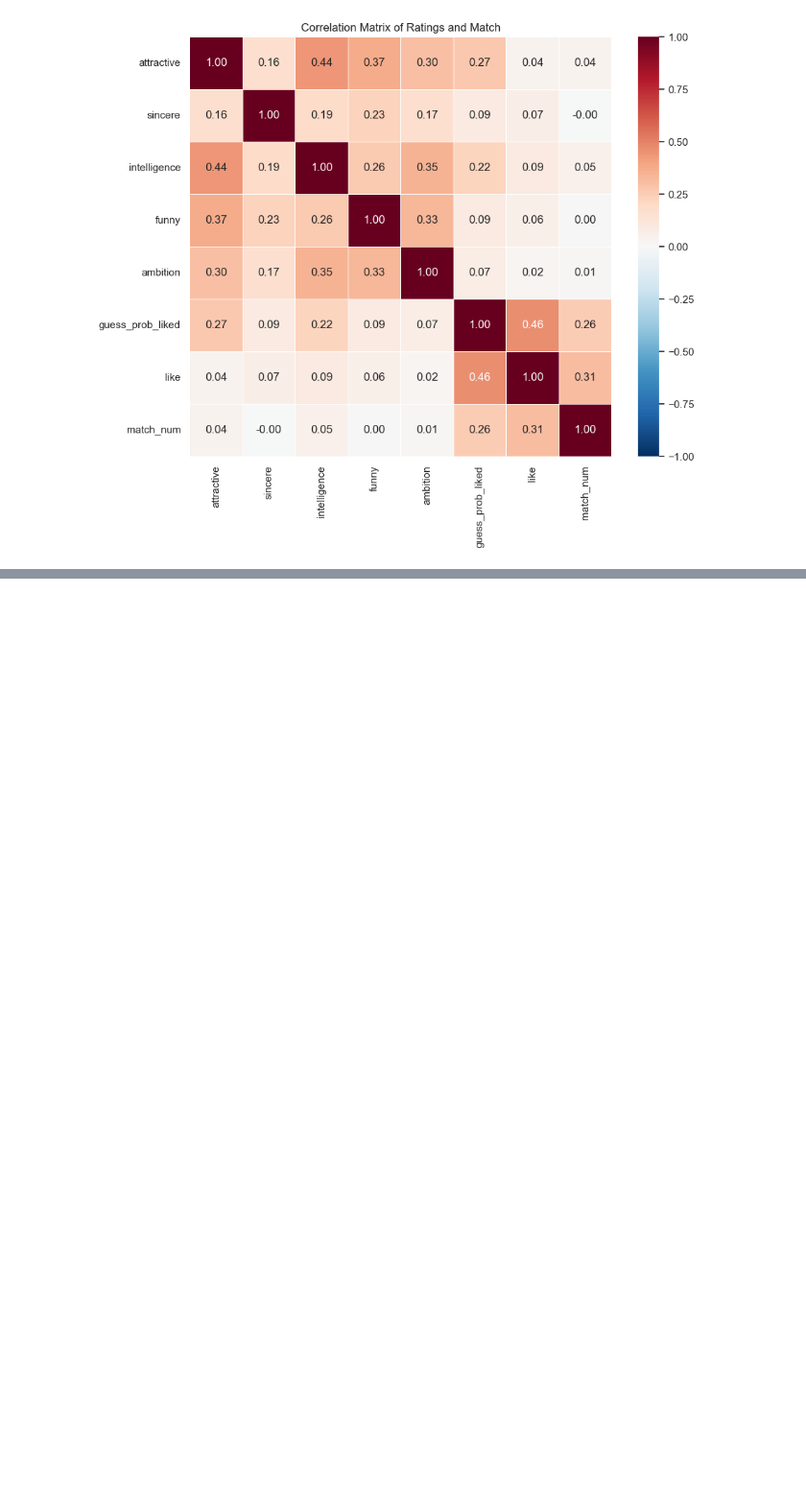
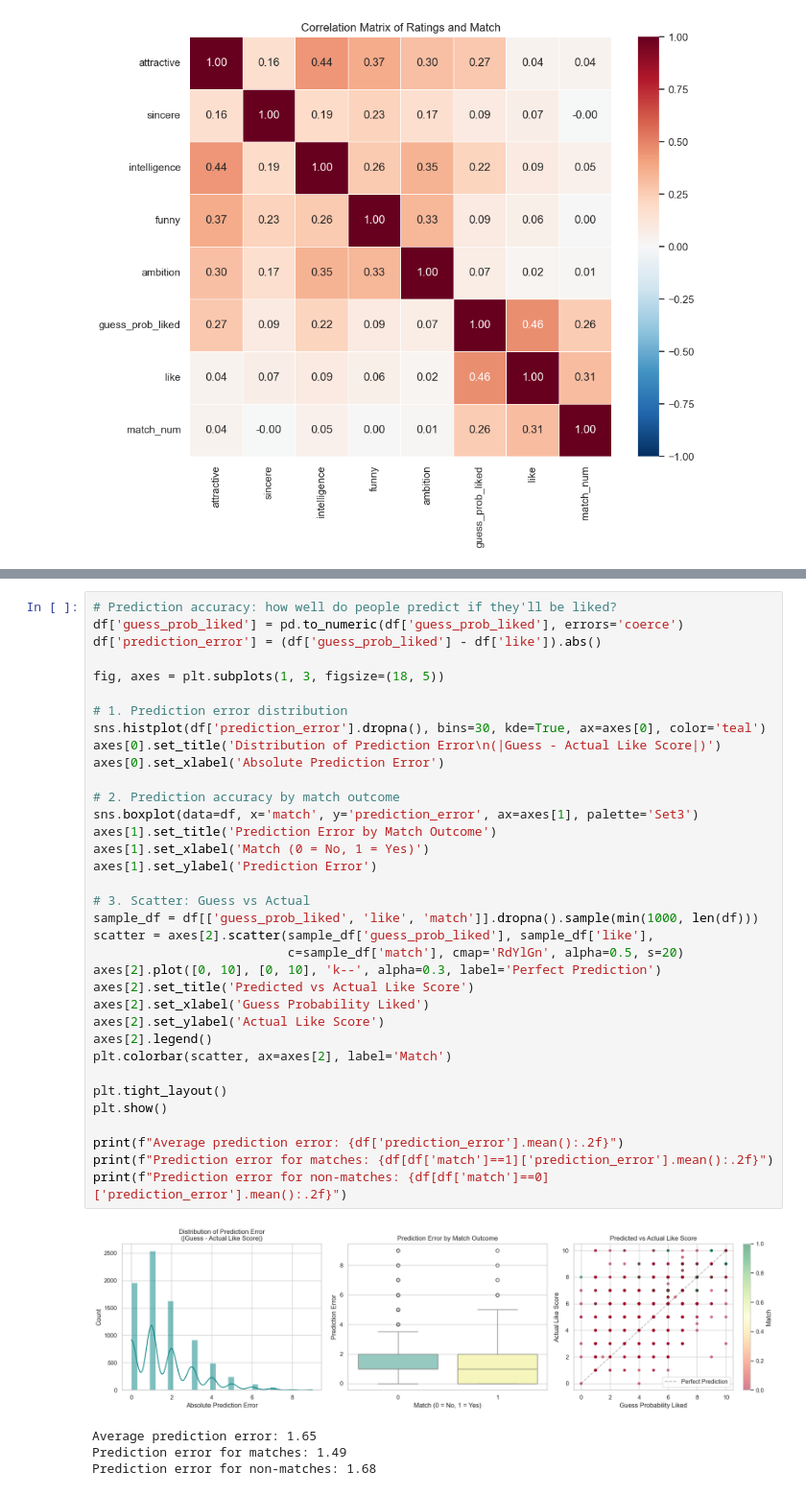
Before and after one commit to sahurai/NSIETE-Project-1, a Jupyter notebook: notebooks/EDA.ipynb, the cells around one changed output, grey strips where cells are left out. Shown at 96% size. Saved outputs shown, nothing was run; the diff lists cells and outputs as text; blank space fills up the shorter version.

```diff
--- a/notebooks/EDA.ipynb
+++ b/notebooks/EDA.ipynb
@@ -199,0 +348,40 @@ plt.show()
+# %%
+# Prediction accuracy: how well do people predict if they'll be liked?
+df['guess_prob_liked'] = pd.to_numeric(df['guess_prob_liked'], errors='coerce')
+df['prediction_error'] = (df['guess_prob_liked'] - df['like']).abs()
+
+fig, axes = plt.subplots(1, 3, figsize=(18, 5))
+
+# 1. Prediction error distribution
+sns.histplot(df['prediction_error'].dropna(), bins=30, kde=True, ax=axes[0], color='teal')
+axes[0].set_title('Distribution of Prediction Error\n(|Guess - Actual Like Score|)')
+axes[0].set_xlabel('Absolute Prediction Error')
+
+# 2. Prediction accuracy by match outcome
+sns.boxplot(data=df, x='match', y='prediction_error', ax=axes[1], palette='Set3')
+axes[1].set_title('Prediction Error by Match Outcome')
+axes[1].set_xlabel('Match (0 = No, 1 = Yes)')
+axes[1].set_ylabel('Prediction Error')
+
+# 3. Scatter: Guess vs Actual
+sample_df = df[['guess_prob_liked', 'like', 'match']].dropna().sample(min(1000, len(df)))
+scatter = axes[2].scatter(sample_df['guess_prob_liked'], sample_df['like'],
+                          c=sample_df['match'], cmap='RdYlGn', alpha=0.5, s=20)
+axes[2].plot([0, 10], [0, 10], 'k--', alpha=0.3, label='Perfect Prediction')
+axes[2].set_title('Predicted vs Actual Like Score')
+axes[2].set_xlabel('Guess Probability Liked')
+axes[2].set_ylabel('Actual Like Score')
+axes[2].legend()
+plt.colorbar(scatter, ax=axes[2], label='Match')
+
+plt.tight_layout()
+plt.show()
+
+print(f"Average prediction error: {df['prediction_error'].mean():.2f}")
+print(f"Prediction error for matches: {df[df['match']==1]['prediction_error'].mean():.2f}")
+print(f"Prediction error for non-matches: {df[df['match']==0]['prediction_error'].mean():.2f}")
+# %% [output]
+[figure, added]
+Average prediction error: 1.65
+Prediction error for matches: 1.49
+Prediction error for non-matches: 1.68
```
Also changed, not shown: parts of 25 cells of this notebook, 1 other file.
